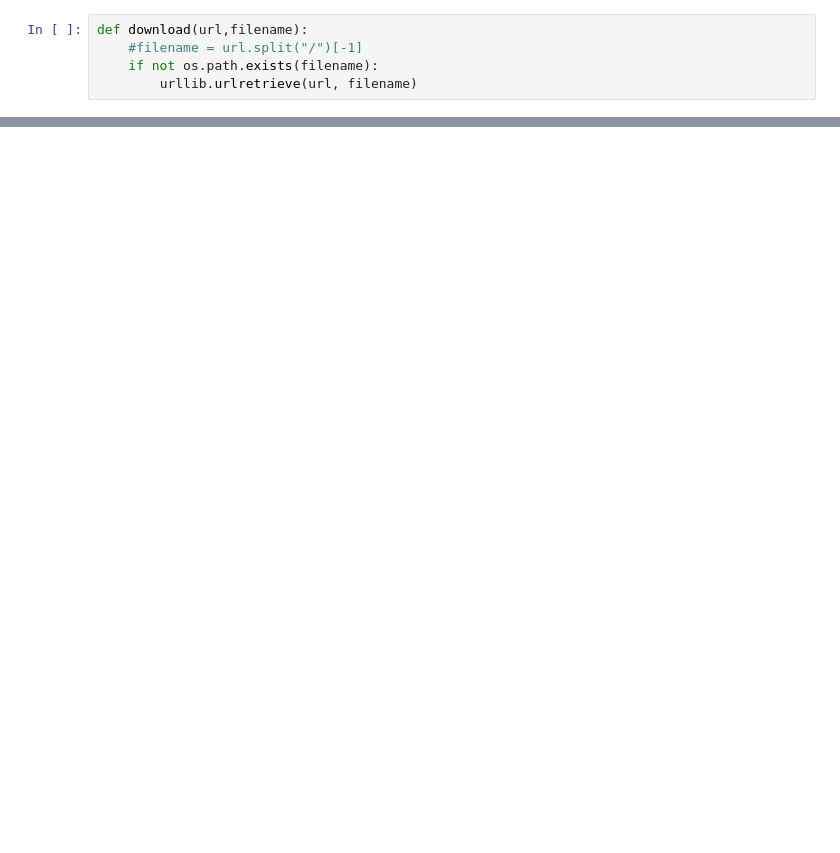
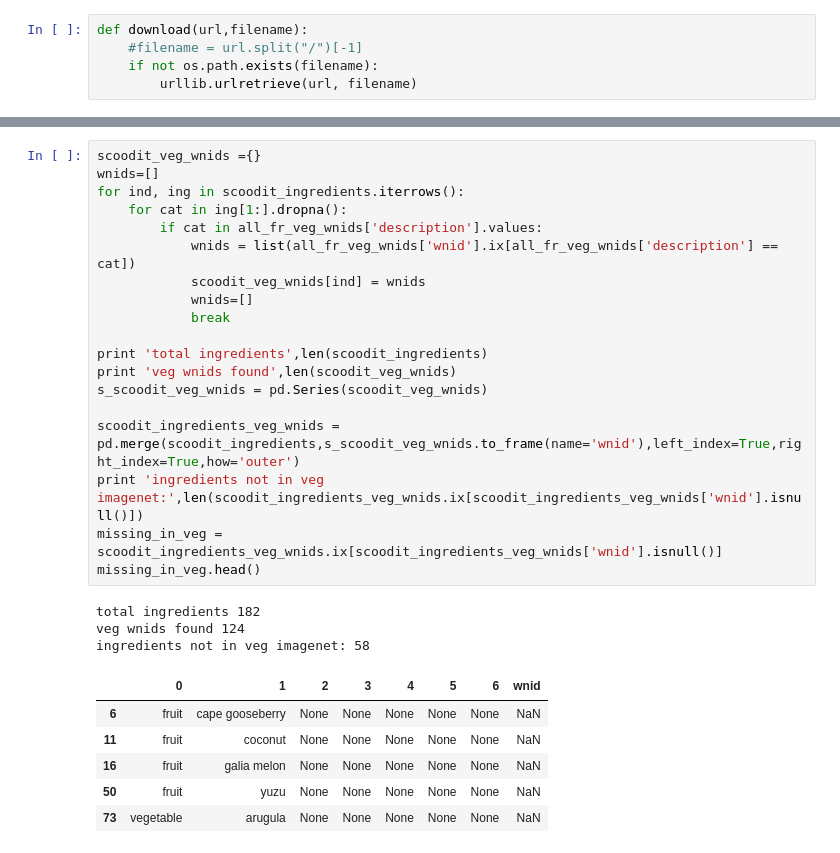
Before and after one commit to nsckir/groceries-classification, a Jupyter notebook: notebooks/01_nsckir_collect_required_imagenet_synsets.ipynb, the cells around one changed output, grey strips where cells are left out. Drawn from its saved outputs; the diff is of its cells as text; blank space fills up the shorter version.

```diff
--- a/notebooks/01_nsckir_collect_required_imagenet_synsets.ipynb
+++ b/notebooks/01_nsckir_collect_required_imagenet_synsets.ipynb
@@ -243,0 +227,29 @@ test2.ix[test2['Group'] == 'seafood']
+# %%
+scoodit_veg_wnids ={}
+wnids=[]
+for ind, ing in scoodit_ingredients.iterrows():
+    for cat in ing[1:].dropna():
+        if cat in all_fr_veg_wnids['description'].values:
+            wnids = list(all_fr_veg_wnids['wnid'].ix[all_fr_veg_wnids['description'] == cat])
+            scoodit_veg_wnids[ind] = wnids
+            wnids=[]
+            break
+
+print 'total ingredients',len(scoodit_ingredients)
+print 'veg wnids found',len(scoodit_veg_wnids)
+s_scoodit_veg_wnids = pd.Series(scoodit_veg_wnids)
+
+scoodit_ingredients_veg_wnids = pd.merge(scoodit_ingredients,s_scoodit_veg_wnids.to_frame(name='wnid'),left_index=True,right_index=True,how='outer')
+print 'ingredients not in veg imagenet:',len(scoodit_ingredients_veg_wnids.ix[scoodit_ingredients_veg_wnids['wnid'].isnull()])
+missing_in_veg =  scoodit_ingredients_veg_wnids.ix[scoodit_ingredients_veg_wnids['wnid'].isnull()]
+missing_in_veg.head()
+# %% [output]
+total ingredients 182
+veg wnids found 124
+ingredients not in veg imagenet: 58
+|  | 0 | 1 | 2 | 3 | 4 | 5 | 6 | wnid |
+| 6 | fruit | cape gooseberry | None | None | None | None | None | NaN |
+| 11 | fruit | coconut | None | None | None | None | None | NaN |
+| 16 | fruit | galia melon | None | None | None | None | None | NaN |
+| 50 | fruit | yuzu | None | None | None | None | None | NaN |
+| 73 | vegetable | arugula | None | None | None | None | None | NaN |
```
Also changed, not shown: parts of 37 cells of this notebook.
